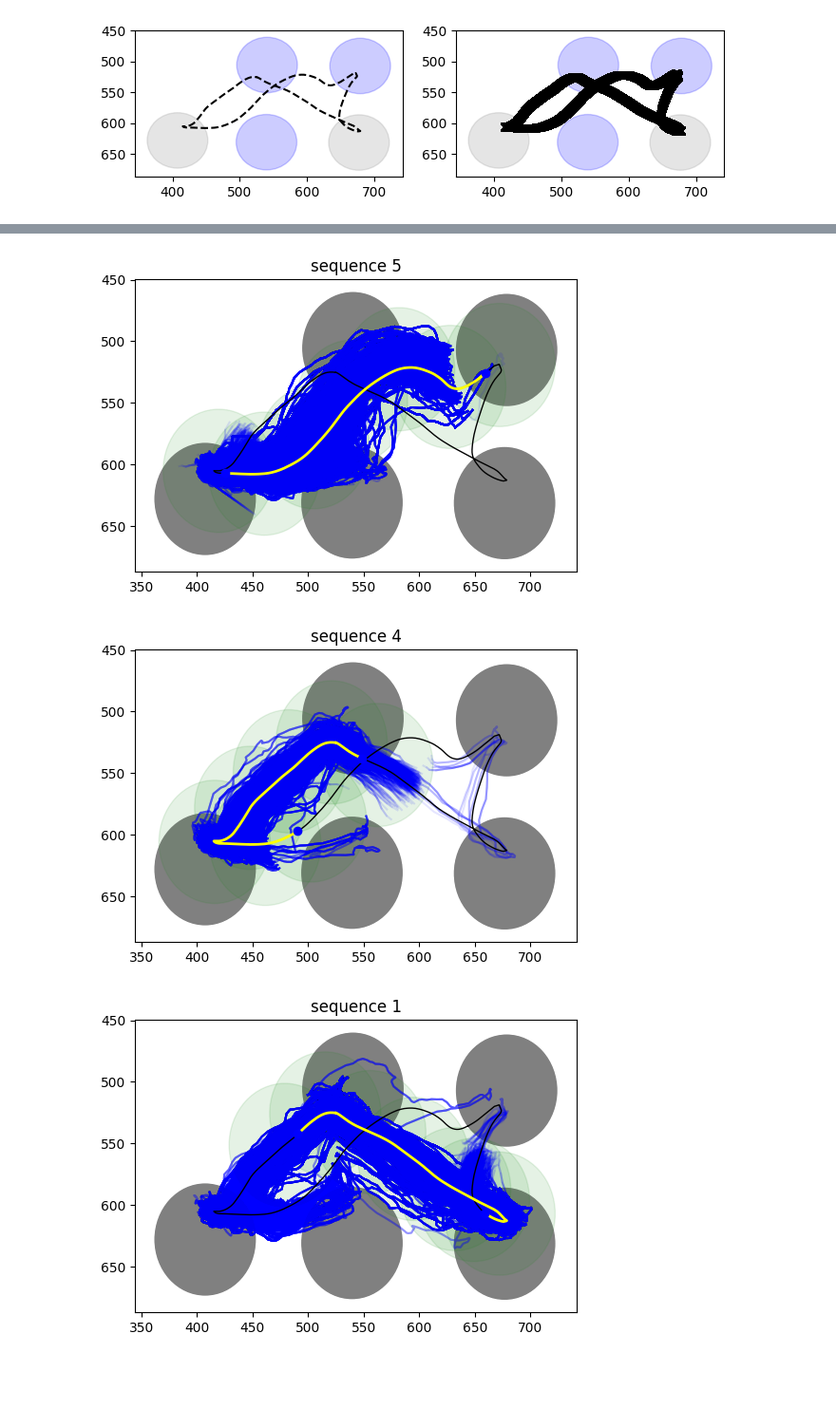
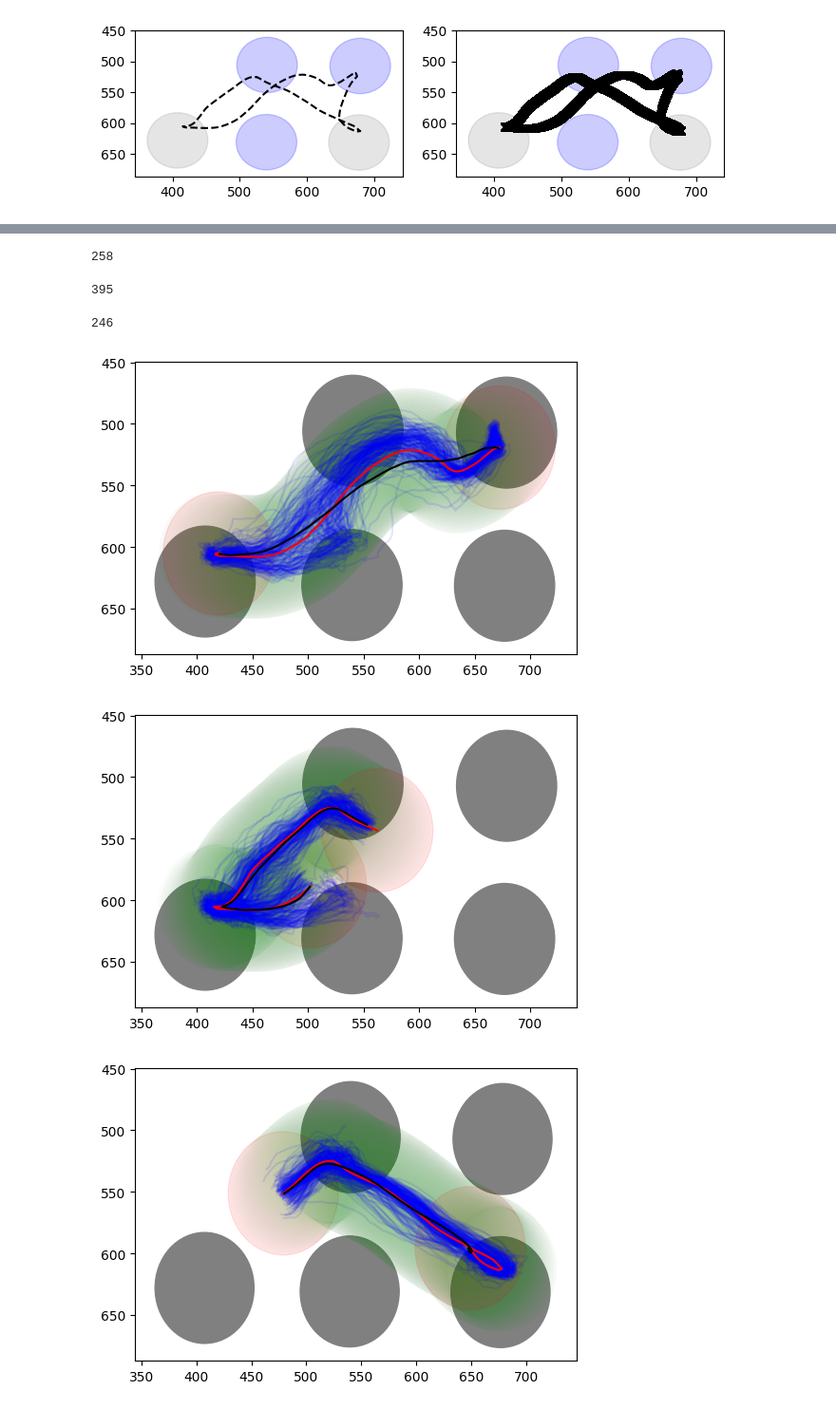
Before and after one commit to EmmettJT/sequences_analyse_PPSeq, a Jupyter notebook: revision_analysis/prioritisation_analysis/Untitled-1.ipynb, the cells around one changed output, grey strips where cells are left out. Shown at 95% size. Saved outputs shown, nothing was run; the diff lists cells and outputs as text; code cells hidden in the pictures; blank space fills up the shorter version.

```diff
--- a/revision_analysis/prioritisation_analysis/Untitled-1.ipynb
+++ b/revision_analysis/prioritisation_analysis/Untitled-1.ipynb
@@ -1011,7 +1010,7 @@ def find_motif_points(continuous_regions_df, standard_av_curve, port_centroids,
 # %%
 
 # next define the regions of each motif
-motif_start_ends_df = find_motif_points(continuous_regions_df,standard_av_curve,port_centroids,seq_colours,num_intermediate_points=5)
+motif_start_ends_df = find_motif_points(continuous_regions_df,standard_av_curve,port_centroids,seq_colours,num_intermediate_points=100)
 
 # now take these start and end points of each motif to find all motif examples (use a radius and maybe time filter)
 # this should give me all motif executions
@@ -1032,8 +1151,4 @@ motif_start_ends_df = find_motif_points(continuous_regions_df,standard_av_curve,
 # %%
-#this isnt working great...
-
-
-
 
 #convert to xy coords
 coords = []
@@ -1042,7 +1157,7 @@ for ind_,item in enumerate(current_x):
 
 ## each of these is a frame so we know the timing between them. ie. one frame is 1/60s
 fps = 1/np.mean(np.diff(camera_timestamps_df['Time Stamps'].values))
-time_filter = 2 #in s
+time_filter = 4 #in s
 frame_filter = int(time_filter / (1/fps))
 
 for i in range(len(motif_start_ends_df)):
@@ -1052,9 +1167,16 @@ for i in range(len(motif_start_ends_df)):
         points += [row]
 
     radius_intermediate =50
-    radius_start_end = 50
+    radius_start_end = 120
     inds = find_transition_times(points[0], points[-1], points[1:-1], coords, frame_filter,radius_start_end, radius_intermediate)
 
+    filtered_inds = []
+    for ind in inds:
+        traject = coords[ind[0]:ind[1]]
+        if len(traject) > 10:
+            filtered_inds += [ind]
+
+    filtered_inds = clean_up_trajectories(filtered_inds, coords, points[0], points[-1], points[1:-1], max_deviation=80)
 
     fig, ax = plt.subplots(1, 1,figsize=(6, 4))
     for index,port_centroid in enumerate(port_centroids):
@@ -1063,17 +1185,38 @@ for i in range(len(motif_start_ends_df)):
 
 
     for index,centroid in enumerate(points):
-        circle2 = plt.Circle(centroid, radius_intermediate, color='green', alpha = 0.1)
+        if index == 0 or index == len(points)-1:
+            rad,a,c = radius_intermediate,0.1,'red'
+        else:
+            rad,a,c = radius_intermediate,0.01,'green'
+
+        circle2 = plt.Circle(centroid, rad, color=c, alpha = a)
         ax.add_patch(circle2)
 
 
-    for ind in inds:
+    trajects = []
+    for ind in filtered_inds:
         traject = coords[ind[0]:ind[1]]
+        trajects += [traject]
         x = [point[0] for point in traject]
         y = [point[1] for point in traject]
         ax.plot(x,y,'-', color = 'blue', alpha = 0.1)
 
-    plot_percentage_interval(standard_av_curve, [continuous_regions_df.start[i],continuous_regions_df.end[i]], port_centroids, ax, continuous_regions_df.sequence[i], 'yellow')
+    x = [point[0] for point in points]
+    y = [point[1] for point in points]
+    ax.plot(x,y,'-', color = 'red', alpha = 1)
+
+
+    av_of_found = interpolate_to_longest_and_find_average_curve(trajects,10000)
+    x = [point[0] for point in av_of_found]
+    y = [point[1] for point in av_of_found]
+    ax.plot(x,y,'-', color = 'k', alpha = 1)
+
+
+
+    ax.invert_yaxis()
+
+    print(len(filtered_inds))
 
 
 
@@ -1083,3 +1228,6 @@ for i in range(len(motif_start_ends_df)):
+258
+395
+246
-[figure, old version]
+[figure, new version]
-[figure, old version]
+[figure, new version]
-[figure, old version]
+[figure, new version]
```
Also changed, not shown: parts of 16 cells of this notebook.
